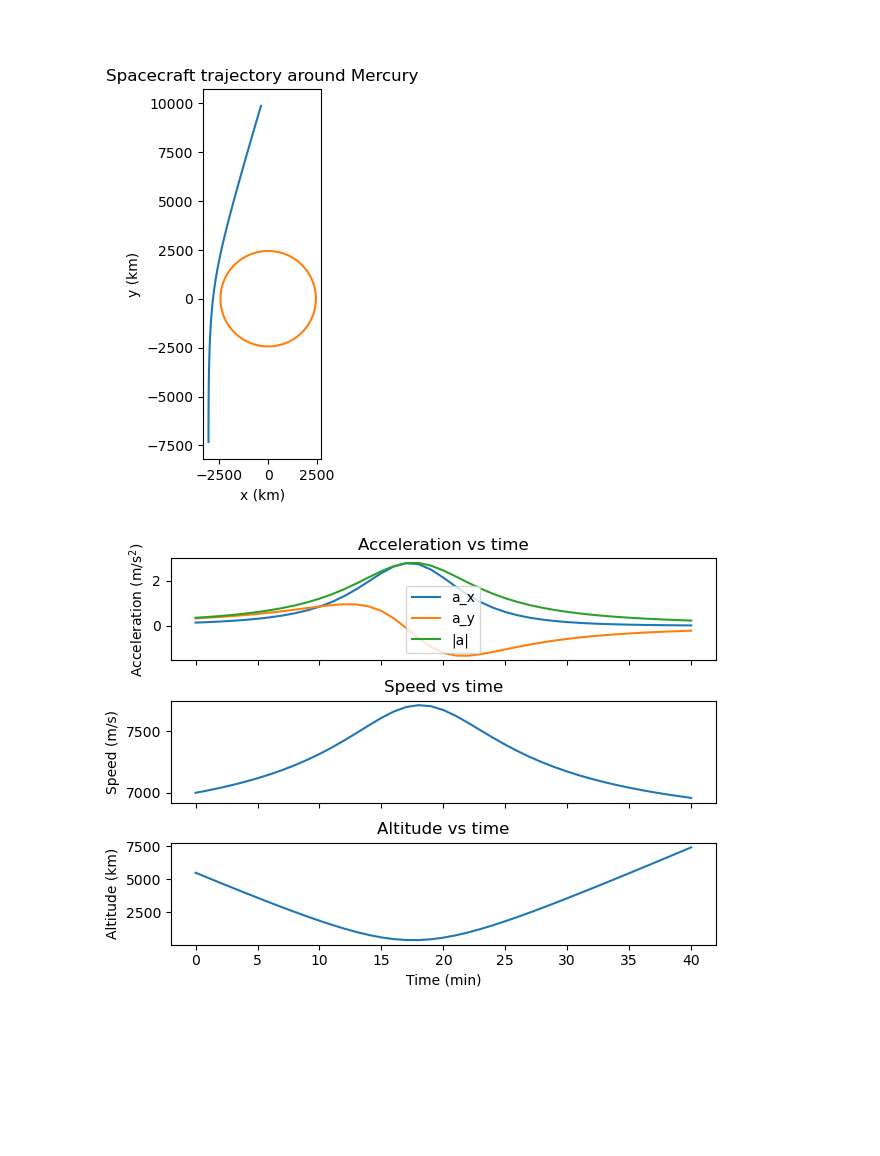
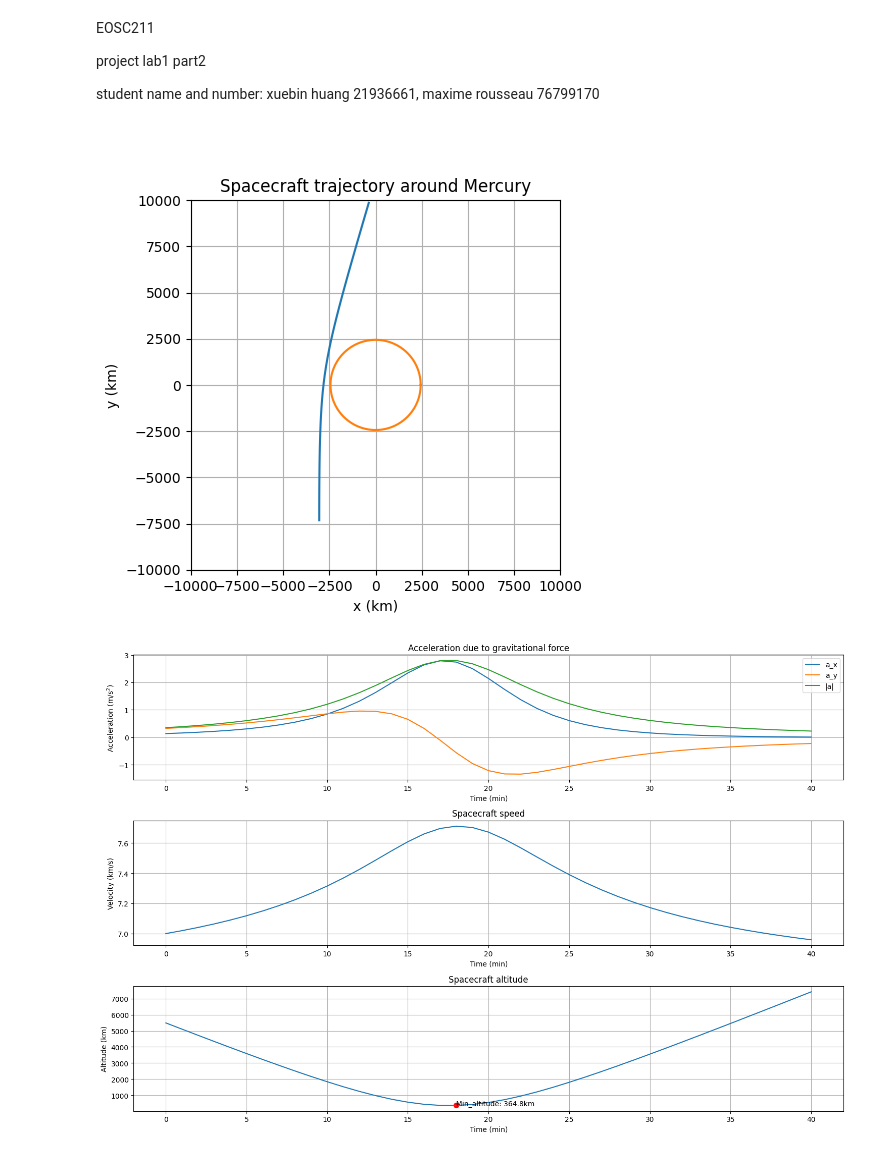
Before and after one commit to maxime-rousseau/project_lab_eosc211, a Jupyter notebook: project part 2 and 3/Part2.ipynb, the cells around one changed output. Cells and saved outputs as stored; diff of their text form; code cells hidden in the pictures; blank space fills up the shorter version.

Commit message:
made changes to plot sections

```diff
--- a/project part 2 and 3/Part2.ipynb
+++ b/project part 2 and 3/Part2.ipynb
@@ -1,10 +1,16 @@
+# %% [markdown]
+EOSC211
+
+project lab1 part2
+
+student name and number: xuebin huang 21936661, maxime rousseau 76799170
 # %%
 import numpy as np
 
 # =========================
 # Function 1: grav_acc
 # =========================
-def grav_acc(s_x, s_y,  Mp = 5.9722*10**24):
+def grav_acc(s_x, s_y,  Mp):
     """
     Calculate the gravitational acceleration at a point (x, y) due to a mass M located at the origin.
 
@@ -206,23 +212,26 @@ time, acc, vel, pos = get_traj(s_x0, s_y0, v_x0, v_y0,
 # %%
 import matplotlib.pyplot as plt
 
 # Figure 1: trajectory in x-y plane
 fig1, ax1 = plt.subplots()
 ax1.plot(pos[:, 0] / 1e3, pos[:, 1] / 1e3)   # convert to km for plotting
 
 # draw planet as a circle
 theta = np.linspace(0, 2*np.pi, 200)
 ax1.plot(Rp*np.cos(theta)/1e3, Rp*np.sin(theta)/1e3)
 
 ax1.set_xlabel("x (km)")
 ax1.set_ylabel("y (km)")
-ax1.set_aspect("equal")   # make circle look like circle
 ax1.set_title("Spacecraft trajectory around Mercury")
+ax1.set_aspect("equal")
+plt.xlim(-10000, 10000)
+plt.ylim(-10000,10000)
+plt.grid(True)
 plt.show()
 # %% [output]
-[figure, old version]
+[figure, new version]
 # %%
-# useful derived quantities
+
 acc_x = acc[:, 0]
 acc_y = acc[:, 1]
 a_mag = np.sqrt(acc_x**2 + acc_y**2)
@@ -237,28 +246,43 @@ altitude = radius - Rp   # height above surface (m)
 # time in minutes just for nicer axis
 time_min = time / 60.0
 
-fig2, (ax_top, ax_mid, ax_bot) = plt.subplots(3, 1, sharex=True)
+fig2, (ax_top, ax_mid, ax_bot) = plt.subplots(3, 1, figsize = (15,10))
 
 # Subplot 1: ax, ay, |a|
 ax_top.plot(time_min, acc_x, label="a_x")
 ax_top.plot(time_min, acc_y, label="a_y")
 ax_top.plot(time_min, a_mag, label="|a|")
+ax_top.set_xlabel("Time (min)")
 ax_top.set_ylabel("Acceleration (m/s$^2$)")
-ax_top.legend()
-ax_top.set_title("Acceleration vs time")
+ax_top.legend(loc = 'upper right')
+ax_top.set_title("Acceleration due to gravitational force")
 
 # Subplot 2: speed
-ax_mid.plot(time_min, speed)
-ax_mid.set_ylabel("Speed (m/s)")
-ax_mid.set_title("Speed vs time")
+ax_mid.plot(time_min, speed/ 1e3)
+ax_mid.set_ylabel("Velocity (km/s)")
+ax_mid.set_title("Spacecraft speed")
+ax_mid.set_xlabel("Time (min)")
+
 
 # Subplot 3: altitude
 ax_bot.plot(time_min, altitude / 1e3)   # convert to km
+
+# Find min altitude
+min_alt = altitude.min()
+min_index = altitude.argmin()
+min_time = time_min[min_index]
+
+# Show point
+ax_bot.scatter(min_time, min_alt/1e3, color = 'red', s = 50)
+ax_bot.annotate(f"Min_altitude: {min_alt/1e3:.1f}km", (min_time, min_alt/1e3))
 ax_bot.set_xlabel("Time (min)")
 ax_bot.set_ylabel("Altitude (km)")
-ax_bot.set_title("Altitude vs time")
+ax_bot.set_title("Spacecraft altitude")
 
+ax_top.grid(True)
+ax_mid.grid(True)
+ax_bot.grid(True)
 plt.tight_layout()
 plt.show()
 # %% [output]
-[figure, old version]
+[figure, new version]
```
